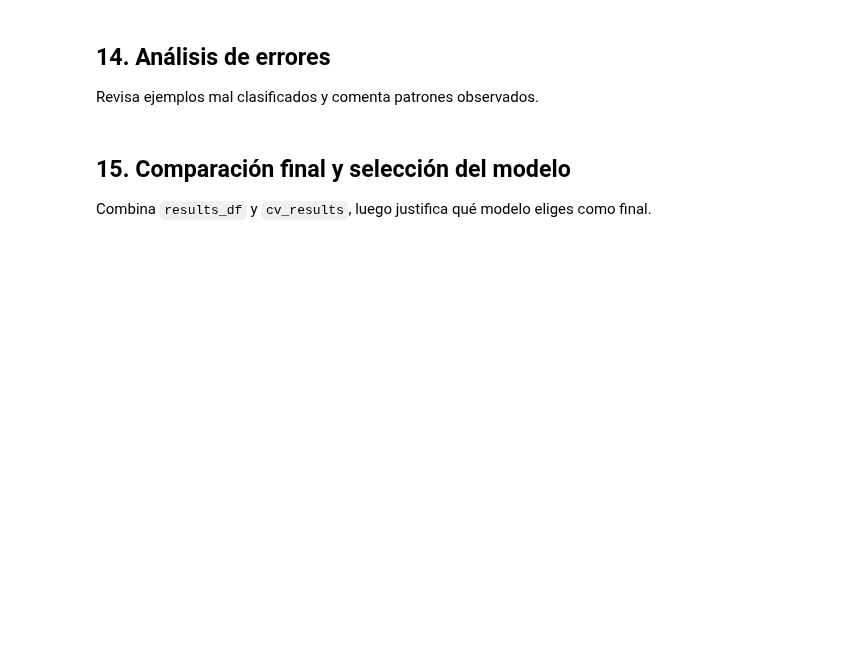
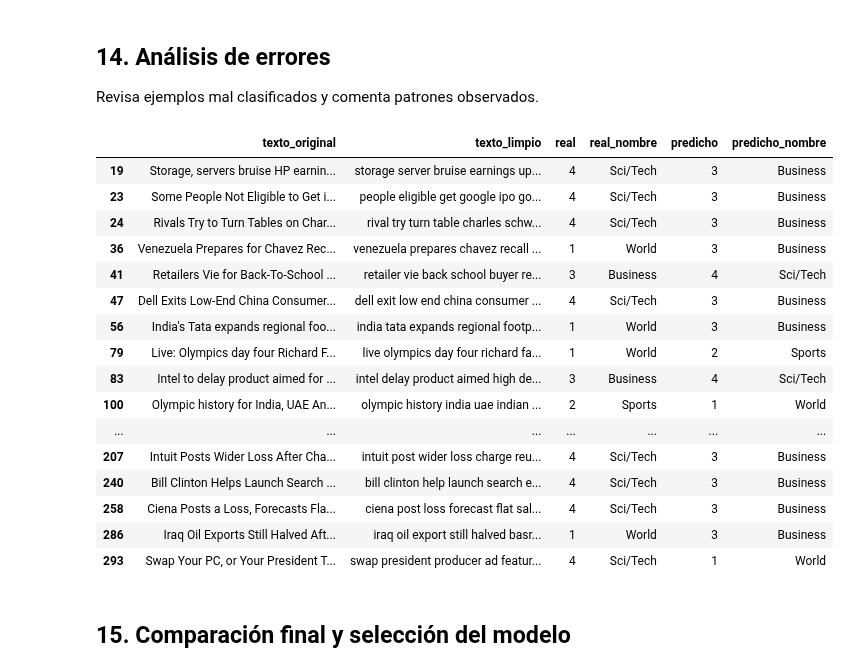
Before and after one commit to toonchavez8/Unir-Notes, a Jupyter notebook: Maestría-Ingeniería-de-Software/07-Fundamentos-IA/Actividades/Actividad-02/clasificacion_noticias_pln.ipynb, the cells around one changed output. Saved outputs shown, nothing was run; the diff lists cells and outputs as text; code cells hidden in the pictures; blank space fills up the shorter version.

```diff
--- a/Maestría-Ingeniería-de-Software/07-Fundamentos-IA/Actividades/Actividad-02/clasificacion_noticias_pln.ipynb
+++ b/Maestría-Ingeniería-de-Software/07-Fundamentos-IA/Actividades/Actividad-02/clasificacion_noticias_pln.ipynb
@@ -260,19 +439,38 @@ cv_results
 Revisa ejemplos mal clasificados y comenta patrones observados.
 # %%
 errors_df = pd.DataFrame({
-    "text": X_test.values,
+    "texto_original": test_df["text"].values,
+    "texto_limpio": X_test.values,
     "real": y_test.values,
-    "predicho": best_pred
+    "real_nombre": y_test.map(CLASS_NAMES).values,
+    "predicho": best_pred,
+    "predicho_nombre": pd.Series(best_pred).map(CLASS_NAMES).values
 })
 
 errors_df = errors_df[errors_df["real"] != errors_df["predicho"]]
 errors_df.head(20)
+# %% [output]
+|  | texto_original | texto_limpio | real | real_nombre | predicho | predicho_nombre |
+| 19 | Storage, servers bruise HP earnin... | storage server bruise earnings up... | 4 | Sci/Tech | 3 | Business |
+| 23 | Some People Not Eligible to Get i... | people eligible get google ipo go... | 4 | Sci/Tech | 3 | Business |
+| 24 | Rivals Try to Turn Tables on Char... | rival try turn table charles schw... | 4 | Sci/Tech | 3 | Business |
+| 36 | Venezuela Prepares for Chavez Rec... | venezuela prepares chavez recall ... | 1 | World | 3 | Business |
+| 41 | Retailers Vie for Back-To-School ... | retailer vie back school buyer re... | 3 | Business | 4 | Sci/Tech |
+| 47 | Dell Exits Low-End China Consumer... | dell exit low end china consumer ... | 4 | Sci/Tech | 3 | Business |
+| 56 | India's Tata expands regional foo... | india tata expands regional footp... | 1 | World | 3 | Business |
+| 79 | Live: Olympics day four Richard F... | live olympics day four richard fa... | 1 | World | 2 | Sports |
+| 83 | Intel to delay product aimed for ... | intel delay product aimed high de... | 3 | Business | 4 | Sci/Tech |
+| 100 | Olympic history for India, UAE An... | olympic history india uae indian ... | 2 | Sports | 1 | World |
+| ... | ... | ... | ... | ... | ... | ... |
+| 207 | Intuit Posts Wider Loss After Cha... | intuit post wider loss charge reu... | 4 | Sci/Tech | 3 | Business |
+| 240 | Bill Clinton Helps Launch Search ... | bill clinton help launch search e... | 4 | Sci/Tech | 3 | Business |
+| 258 | Ciena Posts a Loss, Forecasts Fla... | ciena post loss forecast flat sal... | 4 | Sci/Tech | 3 | Business |
+| 286 | Iraq Oil Exports Still Halved Aft... | iraq oil export still halved basr... | 1 | World | 3 | Business |
+| 293 | Swap Your PC, or Your President T... | swap president producer ad featur... | 4 | Sci/Tech | 1 | World |
 # %%
 errors_df.to_csv(BASE_DIR / "ejemplos_errores.csv", index=False)
 # %% [markdown]
 ## 15. Comparación final y selección del modelo
-
-Combina `results_df` y `cv_results`, luego justifica qué modelo eliges como final.
 # %%
 final_comparison = results_df.merge(cv_results, on="modelo", how="left")
 final_comparison
```
Also changed, not shown: parts of 37 cells of this notebook, 24 other files.
